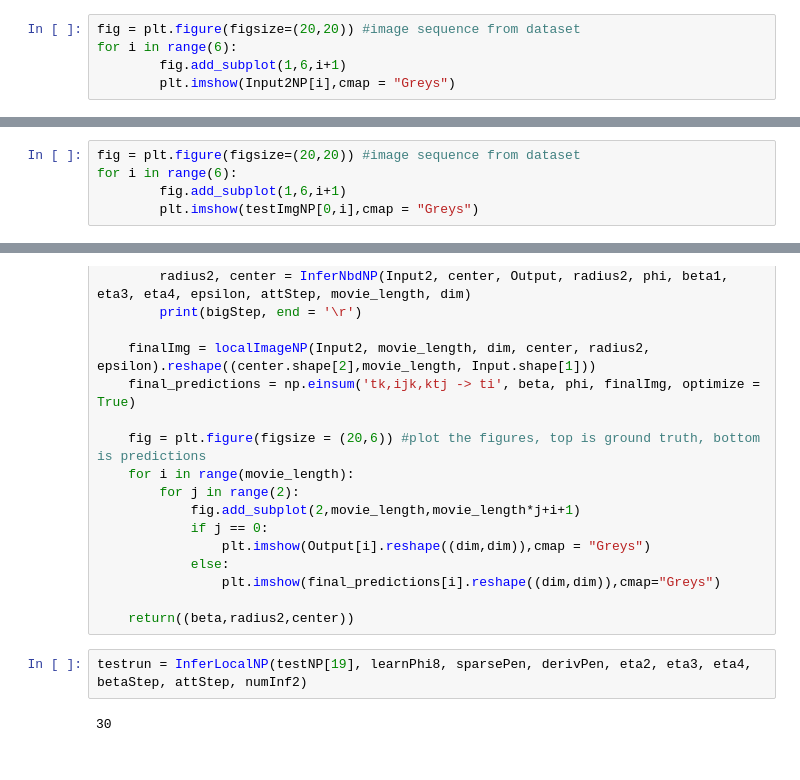
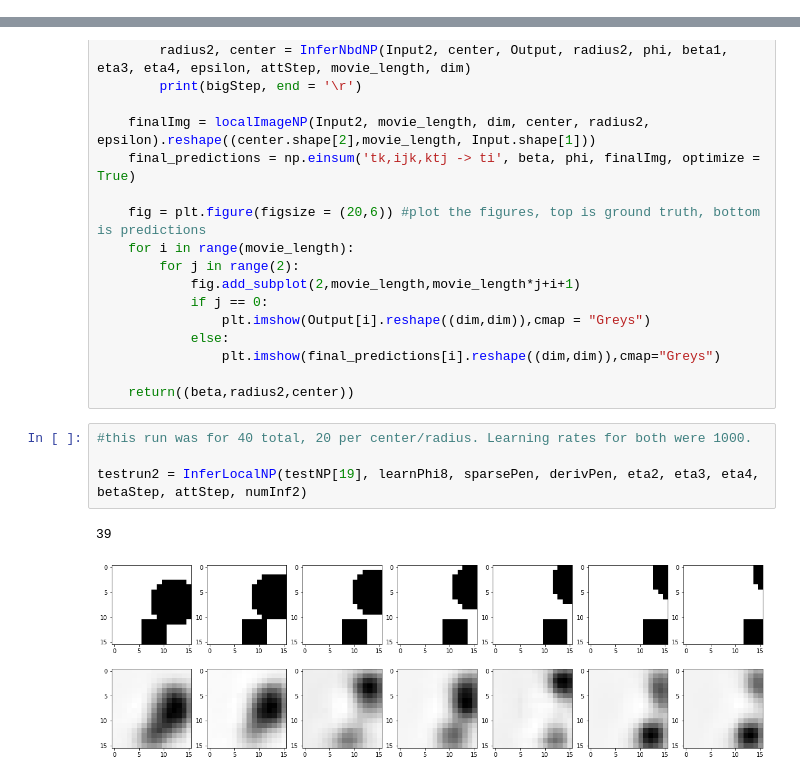
Before and after one commit to shazoop/FormMotion, a Jupyter notebook: Trial2-Tanh-OptEinsum-PyTorchPort-TranslationOnly.ipynb, the cells around one changed output, grey strips where cells are left out. Saved outputs shown, nothing was run; the diff lists cells and outputs as text.

```diff
--- a/Trial2-Tanh-OptEinsum-PyTorchPort-TranslationOnly.ipynb
+++ b/Trial2-Tanh-OptEinsum-PyTorchPort-TranslationOnly.ipynb
@@ -389,8 +383,3 @@ for i in range(6):
         plt.imshow(testdataNP[i],cmap = "Greys")
 # %% [output]
 [figure]
-# %%
-fig = plt.figure(figsize=(20,20)) #image sequence from dataset
-for i in range(6):
-        fig.add_subplot(1,6,i+1)
-        plt.imshow(Input2NP[i],cmap = "Greys")
@@ -399,5 +385,0 @@ for i in range(6):
-# %%
-fig = plt.figure(figsize=(20,20)) #image sequence from dataset
-for i in range(6):
-        fig.add_subplot(1,6,i+1)
-        plt.imshow(testImgNP[0,i],cmap = "Greys")
@@ -756,6 +734,9 @@ def InferLocalNP(movie_seq, phi, sparsePen, derivPen, eta2, eta3, eta4, betaStep
 
     return((beta,radius2,center))
 # %%
-testrun = InferLocalNP(testNP[19], learnPhi8, sparsePen, derivPen, eta2, eta3, eta4, betaStep, attStep, numInf2)
+#this run was for 40 total, 20 per center/radius. Learning rates for both were 1000.
+
+testrun2 = InferLocalNP(testNP[19], learnPhi8, sparsePen, derivPen, eta2, eta3, eta4, betaStep, attStep, numInf2)
 # %% [output]
-30
+39
+[figure, added]
```
Also changed, not shown: parts of 14 cells of this notebook.
